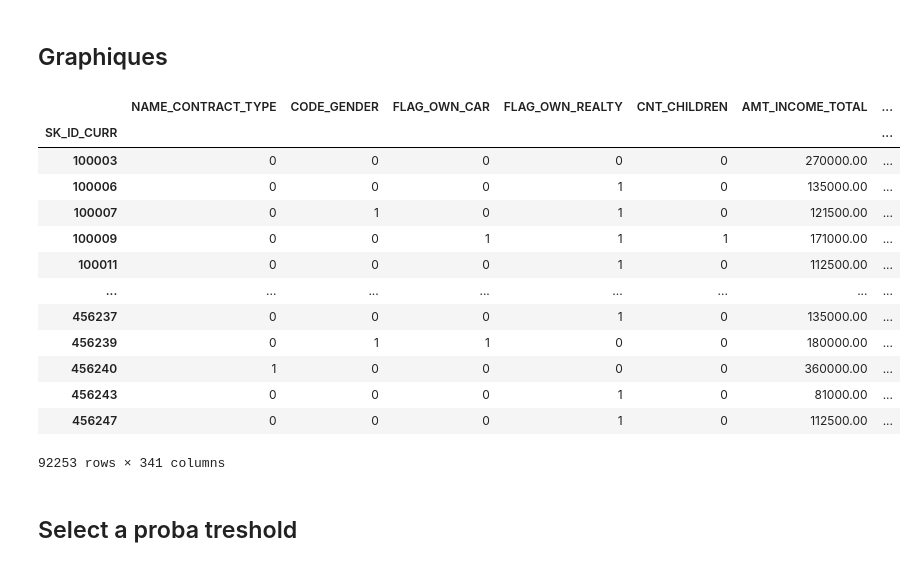
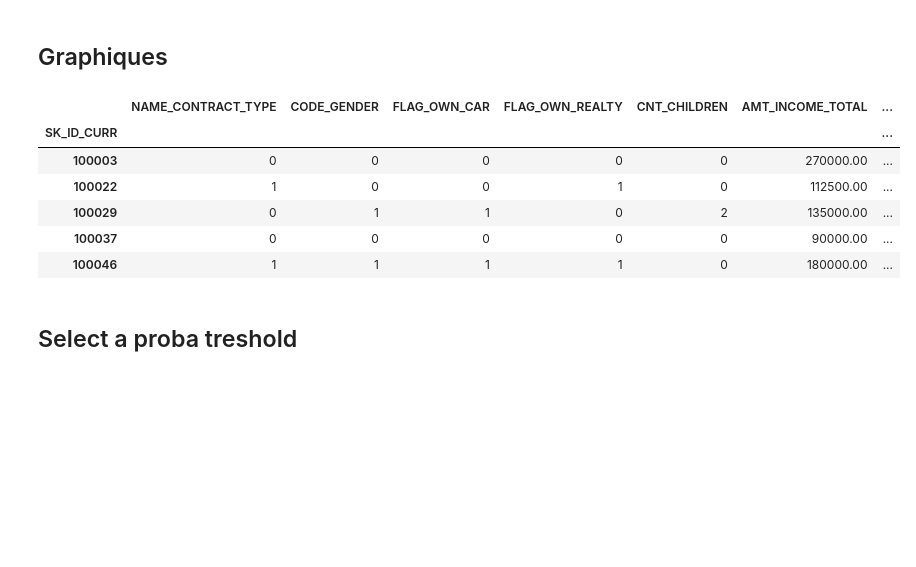
Before and after one commit to Ludo13009/projet-7-home-credit-OC, a Jupyter notebook: notebooks/Preparation_of_predictions_and_Feature_Importance..ipynb, the cells around one changed output. Cells and saved outputs as stored; diff of their text form; code cells hidden in the pictures; blank space fills up the shorter version.

```diff
--- a/notebooks/Preparation_of_predictions_and_Feature_Importance..ipynb
+++ b/notebooks/Preparation_of_predictions_and_Feature_Importance..ipynb
@@ -75,22 +73,15 @@ def predict_all_data(data, preprocess, model):
     return data_copy
 # %%
 data_predict = predict_all_data(inputs, preprocessor, lgbm_model)
-data_predict
+data_predict.head()
 # %% [output]
 |  | NAME_CONTRACT_TYPE | CODE_GENDER | FLAG_OWN_CAR | FLAG_OWN_REALTY | CNT_CHILDREN | AMT_INCOME_TOTAL | ... |
 | SK_ID_CURR |  |  |  |  |  |  | ... |
 | 100003 | 0 | 0 | 0 | 0 | 0 | 270000.00 | ... |
-| 100006 | 0 | 0 | 0 | 1 | 0 | 135000.00 | ... |
-| 100007 | 0 | 1 | 0 | 1 | 0 | 121500.00 | ... |
-| 100009 | 0 | 0 | 1 | 1 | 1 | 171000.00 | ... |
-| 100011 | 0 | 0 | 0 | 1 | 0 | 112500.00 | ... |
-| ... | ... | ... | ... | ... | ... | ... | ... |
-| 456237 | 0 | 0 | 0 | 1 | 0 | 135000.00 | ... |
-| 456239 | 0 | 1 | 1 | 0 | 0 | 180000.00 | ... |
-| 456240 | 1 | 0 | 0 | 0 | 0 | 360000.00 | ... |
-| 456243 | 0 | 0 | 0 | 1 | 0 | 81000.00 | ... |
-| 456247 | 0 | 0 | 0 | 1 | 0 | 112500.00 | ... |
+| 100022 | 1 | 0 | 0 | 1 | 0 | 112500.00 | ... |
+| 100029 | 0 | 1 | 1 | 0 | 2 | 135000.00 | ... |
+| 100037 | 0 | 0 | 0 | 0 | 0 | 90000.00 | ... |
+| 100046 | 1 | 1 | 1 | 1 | 0 | 180000.00 | ... |
-92253 rows × 341 columns
 # %%
 discrete_variables = sorted(inputs.loc[:, inputs.nunique() < 10].columns.tolist())
 continuous_variables = sorted(inputs.loc[:, inputs.nunique() >= 10].columns.tolist())
```
Also changed, not shown: parts of 9 cells of this notebook, 2 other files.
